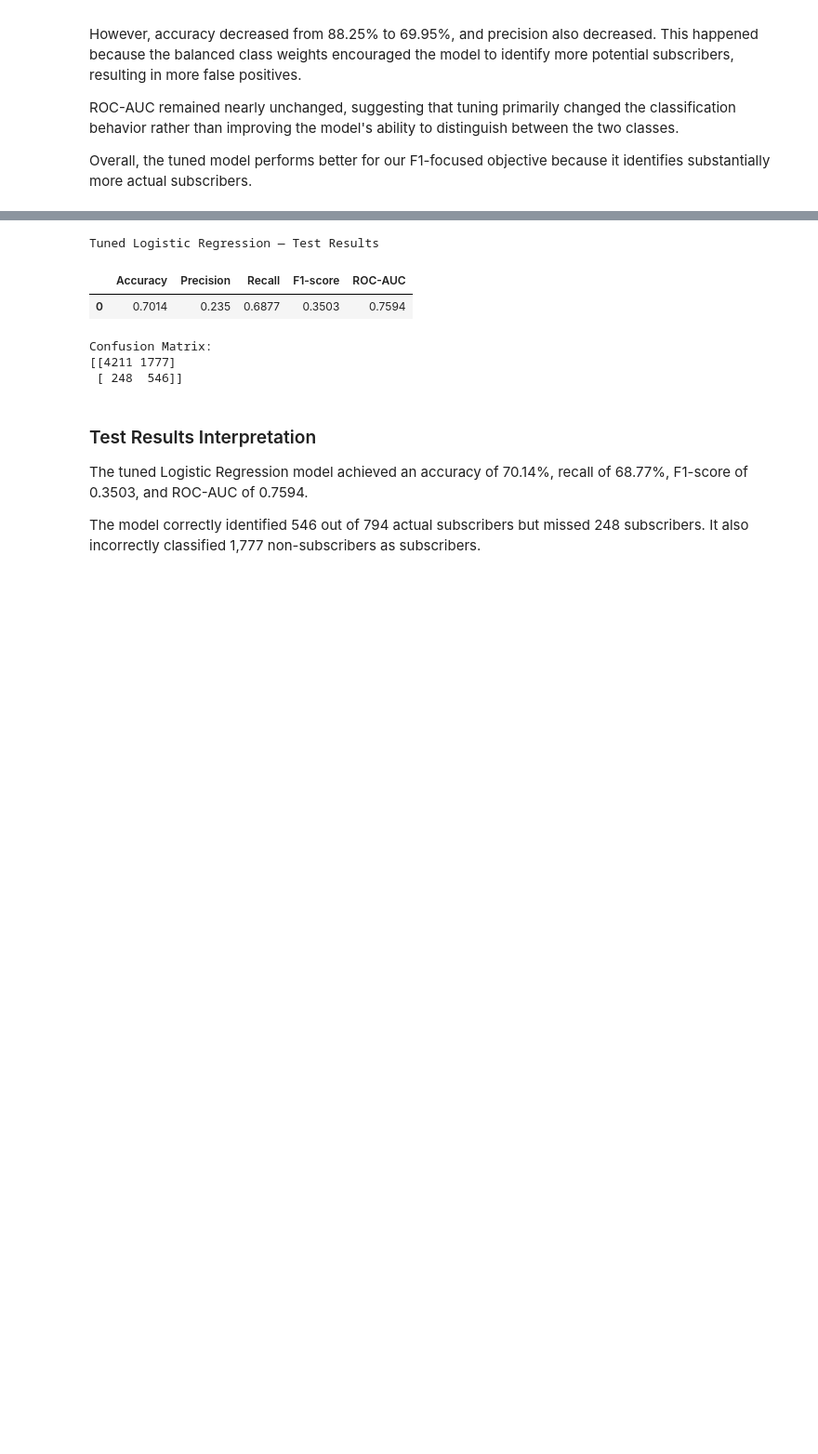
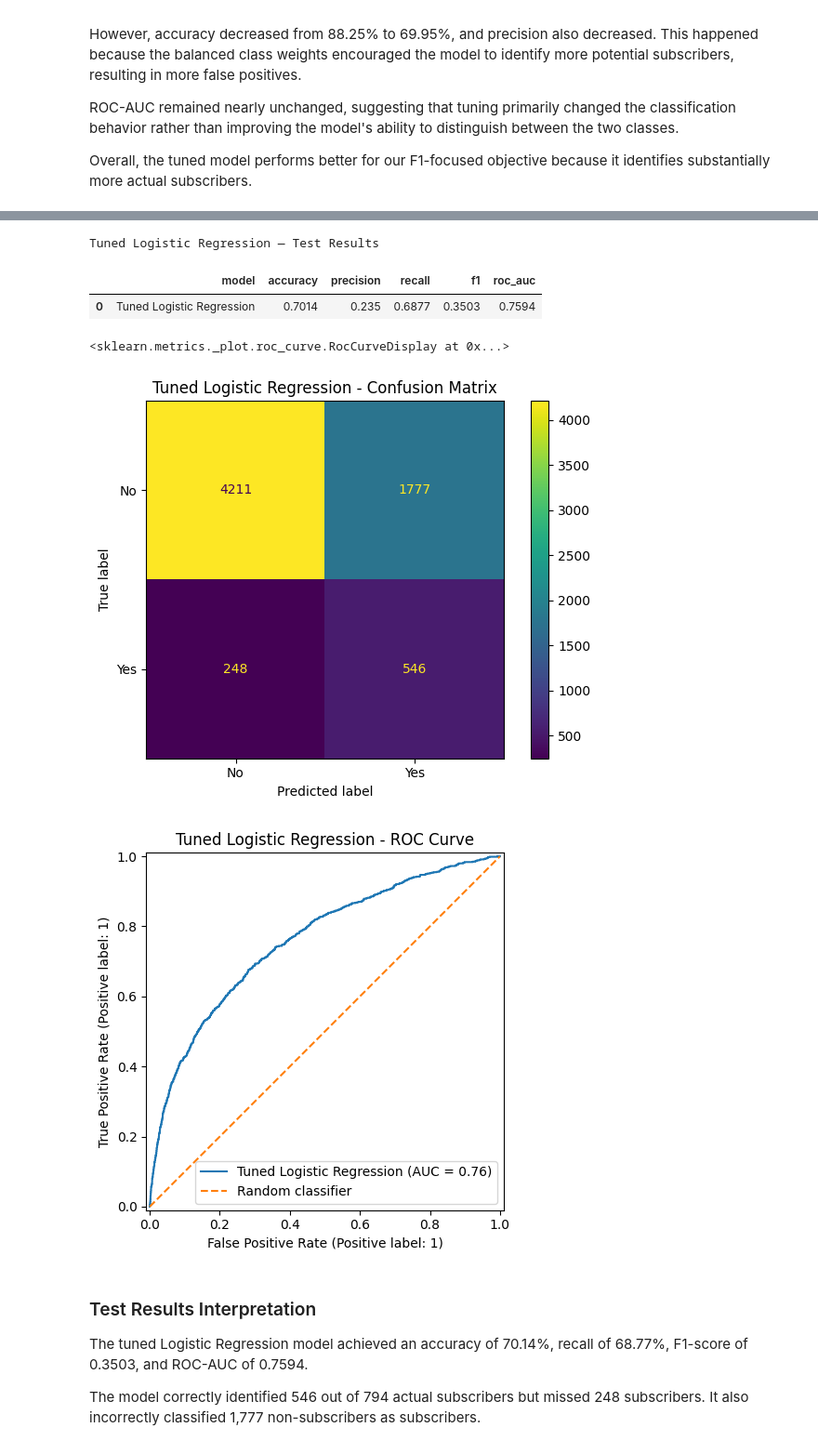
Before and after one commit to TilokJahan/BankMarketingMachineLearningProject, a Jupyter notebook: notebooks/04_logistic_regression.ipynb, the cells around one changed output, grey strips where cells are left out. Shown at 93% size. Drawn from its saved outputs; the diff is of its cells as text; code cells hidden in the pictures; blank space fills up the shorter version.

```diff
--- a/notebooks/04_logistic_regression.ipynb
+++ b/notebooks/04_logistic_regression.ipynb
@@ -307,30 +324,40 @@ The classification report provides additional information about model performanc
 # %%
 # Final evaluation on untouched test dataset
 y_test_pred = best_logistic_model.predict(X_test)
 y_test_prob = best_logistic_model.predict_proba(X_test)[:, 1]
 
-# Calculate test metrics
-test_results = {
-    "Accuracy": accuracy_score(y_test, y_test_pred),
-    "Precision": precision_score(y_test, y_test_pred, zero_division=0),
-    "Recall": recall_score(y_test, y_test_pred, zero_division=0),
-    "F1-score": f1_score(y_test, y_test_pred, zero_division=0),
-    "ROC-AUC": roc_auc_score(y_test, y_test_prob)
-}
+# Evaluate tuned Logistic Regression
+test_results = evaluate_binary_classifier(
+    model_name="Tuned Logistic Regression",
+    y_true=y_test,
+    y_pred=y_test_pred,
+    y_score=y_test_prob
+)
 
-# Display evaluation metrics
+# Display test results
 print("Tuned Logistic Regression — Test Results")
-display(pd.DataFrame([test_results]).round(4))
+display(results_to_dataframe([test_results]).round(4))
 
-print("\nConfusion Matrix:")
-print(confusion_matrix(y_test, y_test_pred))
+# Plot confusion matrix
+plot_confusion_matrix(
+    y_test,
+    y_test_pred,
+    "Tuned Logistic Regression"
+)
+
+# Plot ROC curve
+plot_roc_curve(
+    y_test,
+    y_test_prob,
+    "Tuned Logistic Regression"
+)
 # %% [output]
 Tuned Logistic Regression — Test Results
-|  | Accuracy | Precision | Recall | F1-score | ROC-AUC |
-| 0 | 0.7014 | 0.235 | 0.6877 | 0.3503 | 0.7594 |
+|  | model | accuracy | precision | recall | f1 | roc_auc |
+| 0 | Tuned Logistic Regression | 0.7014 | 0.235 | 0.6877 | 0.3503 | 0.7594 |
-Confusion Matrix:
-[[4211 1777]
- [ 248  546]]
+<sklearn.metrics._plot.roc_curve.RocCurveDisplay at 0x...>
+[figure, added]
+[figure, added]
 # %% [markdown]
 ### Test Results Interpretation
 
```
Also changed, not shown: parts of 6 cells of this notebook.
